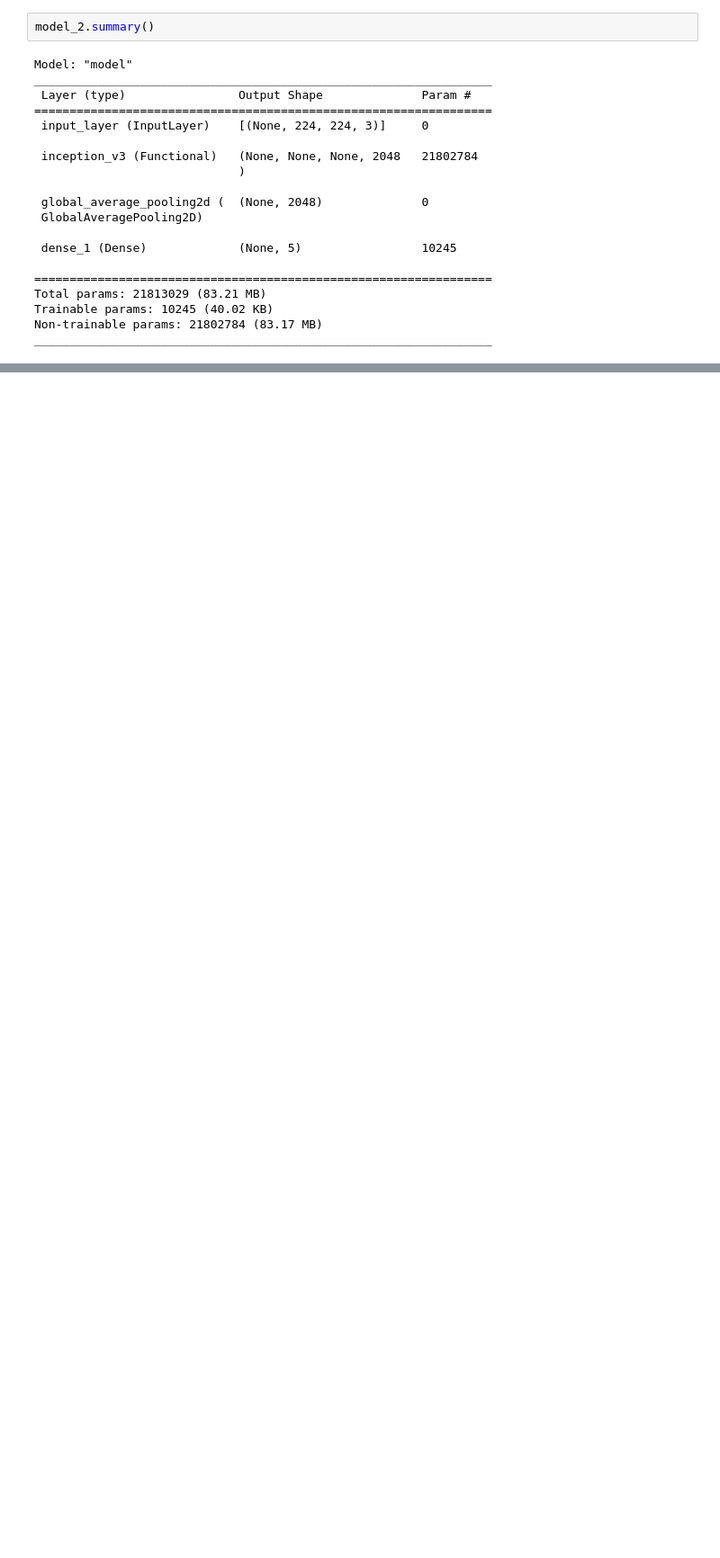
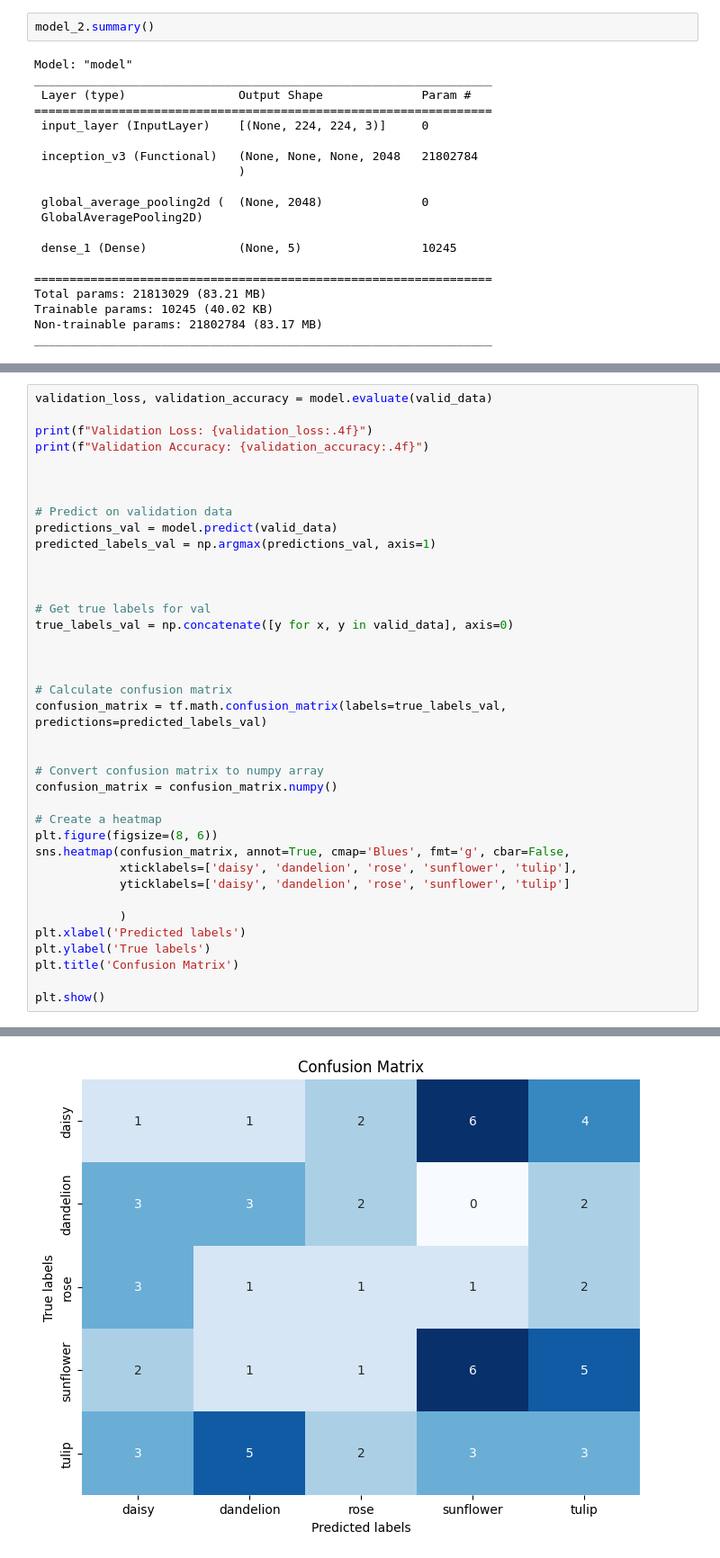
Before and after one commit to Emrekorkmz0/flower_classification, a Jupyter notebook: flower_classification.ipynb, the cells around one changed output, grey strips where cells are left out. Shown: that part at 90% size. Drawn from its saved outputs; the diff is of its cells as text; blank space fills up the shorter version.

```diff
--- a/flower_classification.ipynb
+++ b/flower_classification.ipynb
@@ -295,0 +294,39 @@ plot_loss_graph(history_2)
+# %%
+validation_loss, validation_accuracy = model.evaluate(valid_data)
+
+print(f"Validation Loss: {validation_loss:.4f}")
+print(f"Validation Accuracy: {validation_accuracy:.4f}")
+
+
+
+# Predict on validation data
+predictions_val = model.predict(valid_data)
+predicted_labels_val = np.argmax(predictions_val, axis=1)
+
+
+
+# Get true labels for val
+true_labels_val = np.concatenate([y for x, y in valid_data], axis=0)
+
+
+
+# Calculate confusion matrix
+confusion_matrix = tf.math.confusion_matrix(labels=true_labels_val, predictions=predicted_labels_val)
+
+
+# Convert confusion matrix to numpy array
+confusion_matrix = confusion_matrix.numpy()
+
+# Create a heatmap
+plt.figure(figsize=(8, 6))
+sns.heatmap(confusion_matrix, annot=True, cmap='Blues', fmt='g', cbar=False,
+            xticklabels=['daisy', 'dandelion', 'rose', 'sunflower', 'tulip'],
+            yticklabels=['daisy', 'dandelion', 'rose', 'sunflower', 'tulip']
+
+            )
+plt.xlabel('Predicted labels')
+plt.ylabel('True labels')
+plt.title('Confusion Matrix')
+
+plt.show()
+# %% [output]
@@ -295,0 +337 @@ plot_loss_graph(history_2)
+[figure, added]
```
Also changed, not shown: parts of 9 cells of this notebook.
